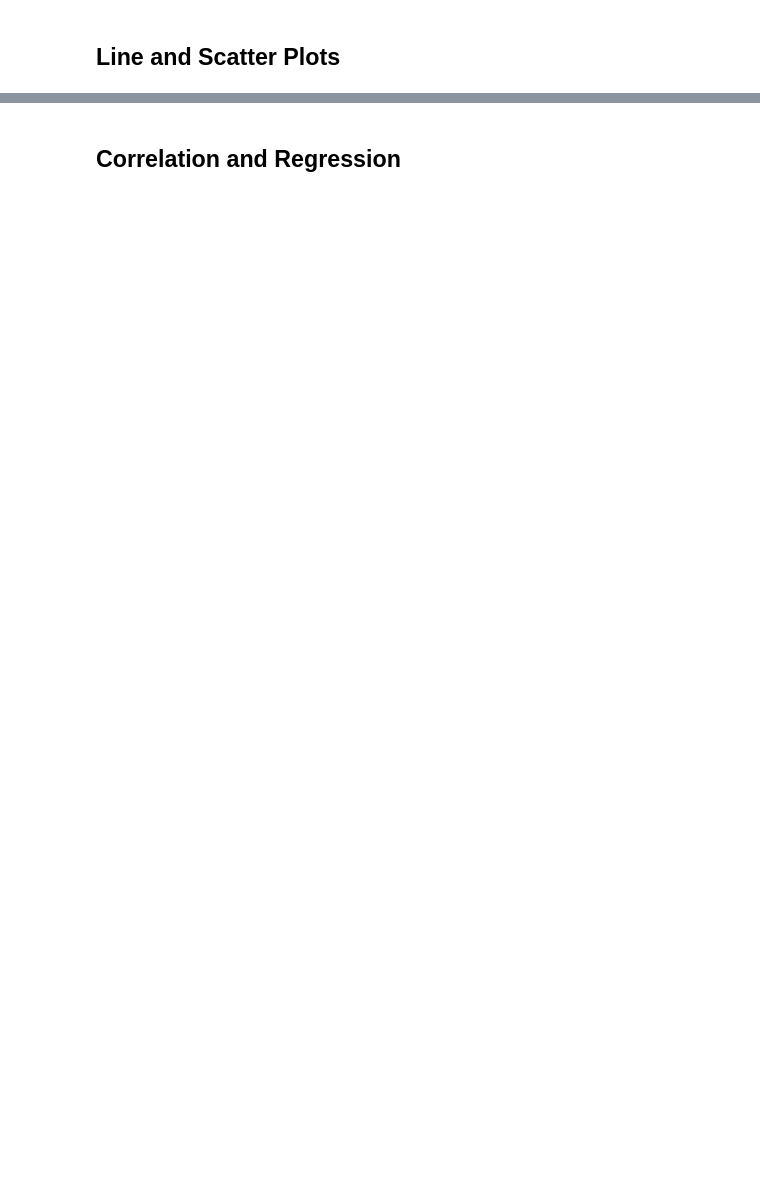
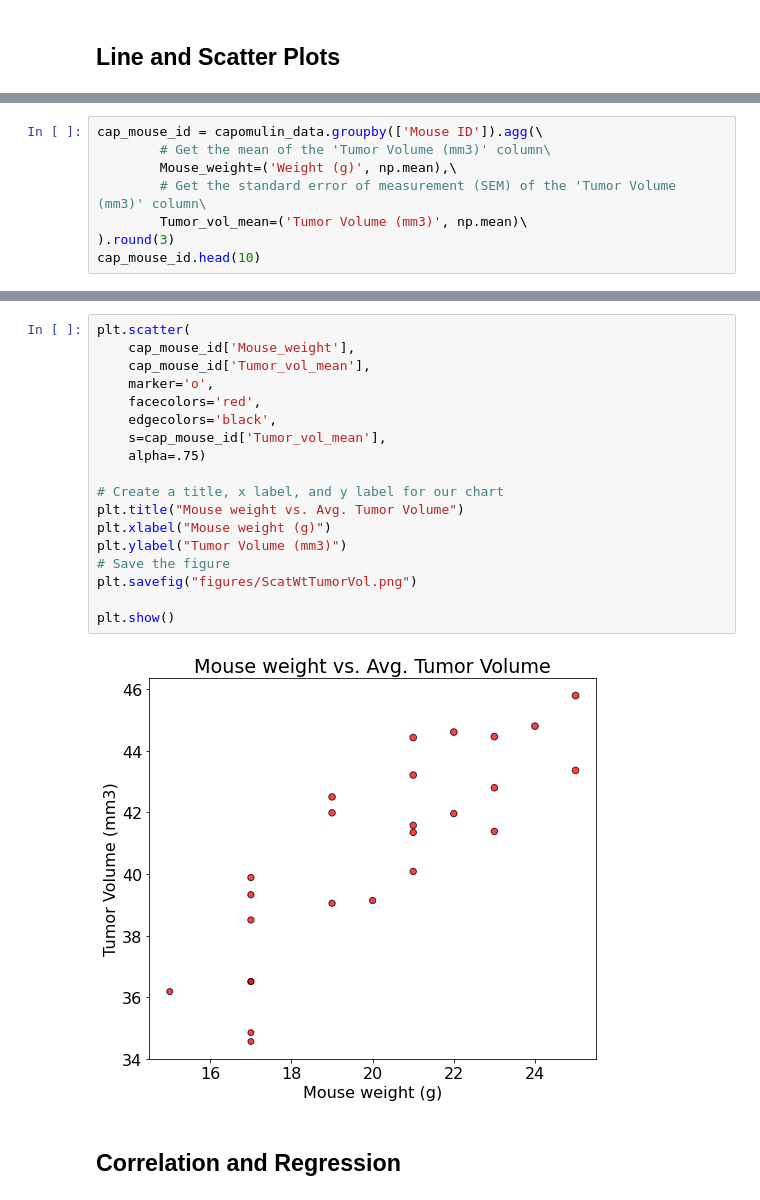
Before and after one commit to mneustadts/Matplotlib-challenge, a Jupyter notebook: Pymaceuticals/pymaceuticals_starter.ipynb, the cells around one changed output, grey strips where cells are left out. Cells and saved outputs as stored; diff of their text form; blank space fills up the shorter version.

```diff
--- a/Pymaceuticals/pymaceuticals_starter.ipynb
+++ b/Pymaceuticals/pymaceuticals_starter.ipynb
@@ -180,0 +277,8 @@ plt.show()
+# %%
+cap_mouse_id = capomulin_data.groupby(['Mouse ID']).agg(\
+        # Get the mean of the 'Tumor Volume (mm3)' column\
+        Mouse_weight=('Weight (g)', np.mean),\
+        # Get the standard error of measurement (SEM) of the 'Tumor Volume (mm3)' column\
+        Tumor_vol_mean=('Tumor Volume (mm3)', np.mean)\
+).round(3)
+cap_mouse_id.head(10)
@@ -181,3 +298,23 @@ plt.show()
+# %%
+plt.scatter(
+    cap_mouse_id['Mouse_weight'],
+    cap_mouse_id['Tumor_vol_mean'],
+    marker='o',
+    facecolors='red',
+    edgecolors='black',
+    s=cap_mouse_id['Tumor_vol_mean'],
+    alpha=.75)
+
+# Create a title, x label, and y label for our chart
+plt.title("Mouse weight vs. Avg. Tumor Volume")
+plt.xlabel("Mouse weight (g)")
+plt.ylabel("Tumor Volume (mm3)")
+# Save the figure
+plt.savefig("figures/ScatWtTumorVol.png")
+
+plt.show()
+# %% [output]
+[figure, added]
 # %% [markdown]
 ## Correlation and Regression
 # %%
```
Also changed, not shown: parts of 24 cells of this notebook, 10 other files.
